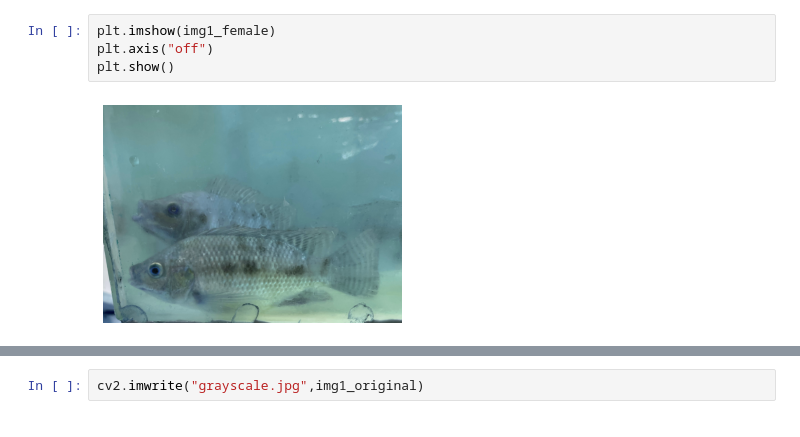
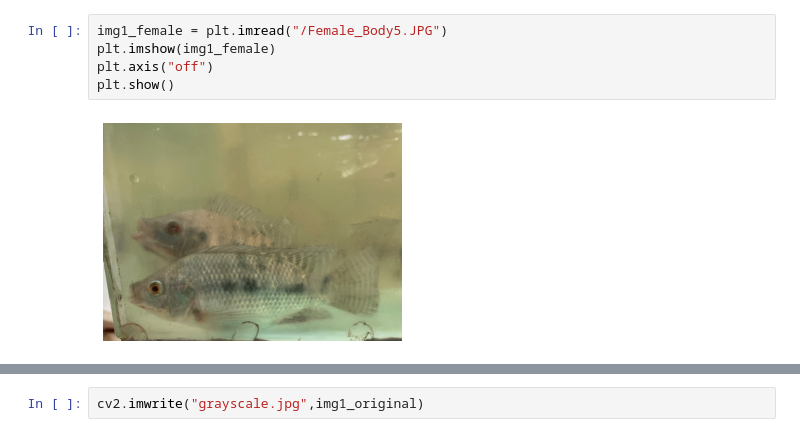
Before and after one commit to Julie-Ycay/Julie-Ycay, a Jupyter notebook: Activty_2.ipynb, the cells around one changed output, grey strips where cells are left out. Cells and saved outputs as stored; diff of their text form.

```diff
--- a/Activty_2.ipynb
+++ b/Activty_2.ipynb
@@ -10,6 +11,7 @@ img2_male= cv2.imread("/content/M_Genital90.JPG")
 # %%
+img1_female = plt.imread("/Female_Body5.JPG")
 plt.imshow(img1_female)
 plt.axis("off")
 plt.show()
 # %% [output]
-[figure, old version]
+[figure, new version]
```
Also changed, not shown: parts of 17 cells of this notebook.
